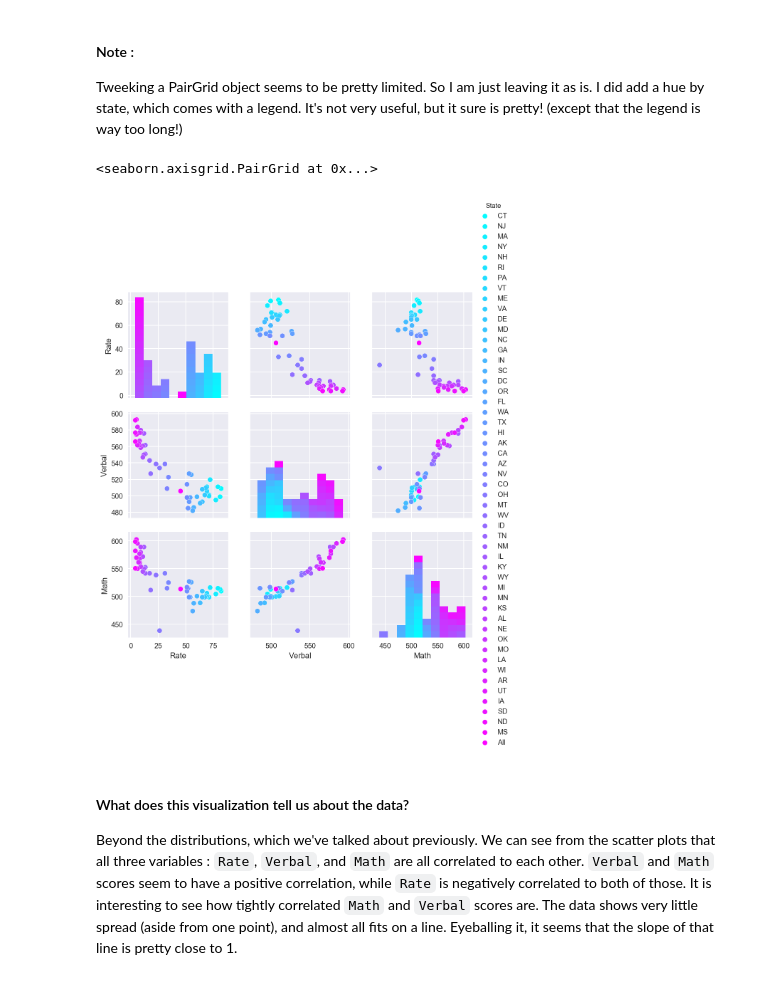
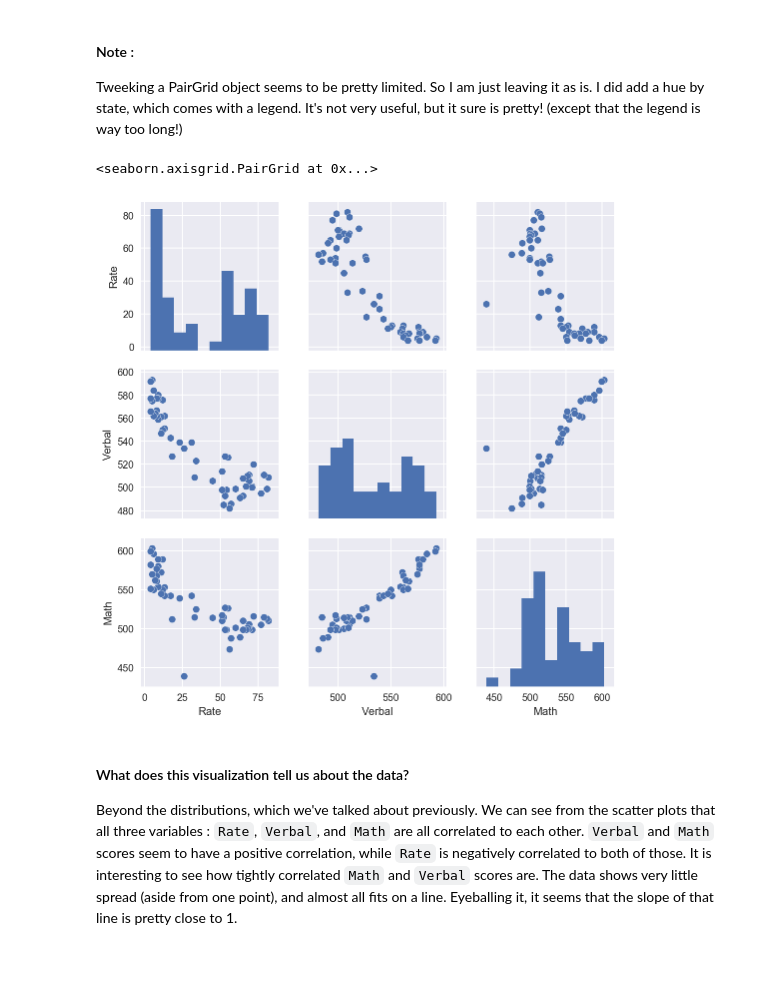
Before and after one commit to t-brewer/sats_and_drugs, a Jupyter notebook: project-02-v2-starter-code.ipynb, the cells around one changed output. Cells and saved outputs as stored; diff of their text form; code cells hidden in the pictures.

```diff
--- a/project-02-v2-starter-code.ipynb
+++ b/project-02-v2-starter-code.ipynb
@@ -386,10 +386,10 @@ Tweeking a PairGrid object seems to be pretty limited.  So I am just leaving it
 # %%
 # Use pairplot to get a grid of scatter plots for each column in the Dataframe.  Except for diagonal which shows
 # their distribution.
-sns.pairplot(df_sat, hue='State',palette='cool')
+sns.pairplot(df_sat,palette='cool')
 # %% [output]
 <seaborn.axisgrid.PairGrid at 0x...>
-[figure, old version]
+[figure, new version]
 # %% [markdown]
 #### What does this visualization tell us about the data?
 
```
Also changed, not shown: parts of 13 cells of this notebook.
